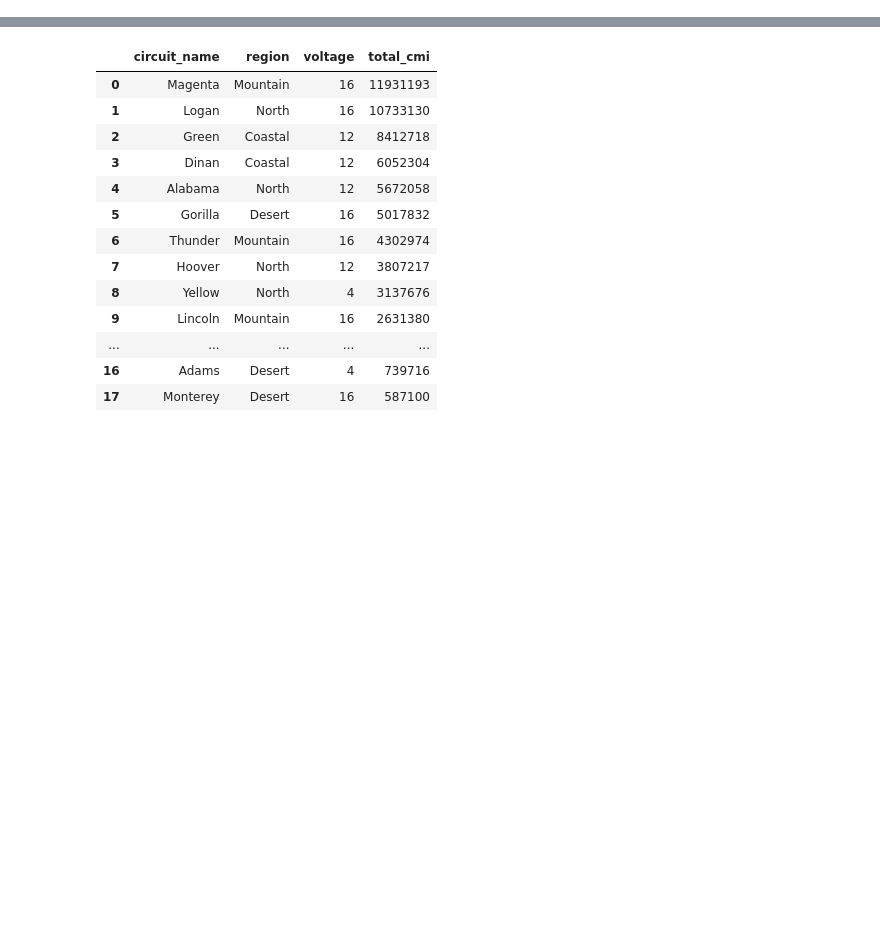
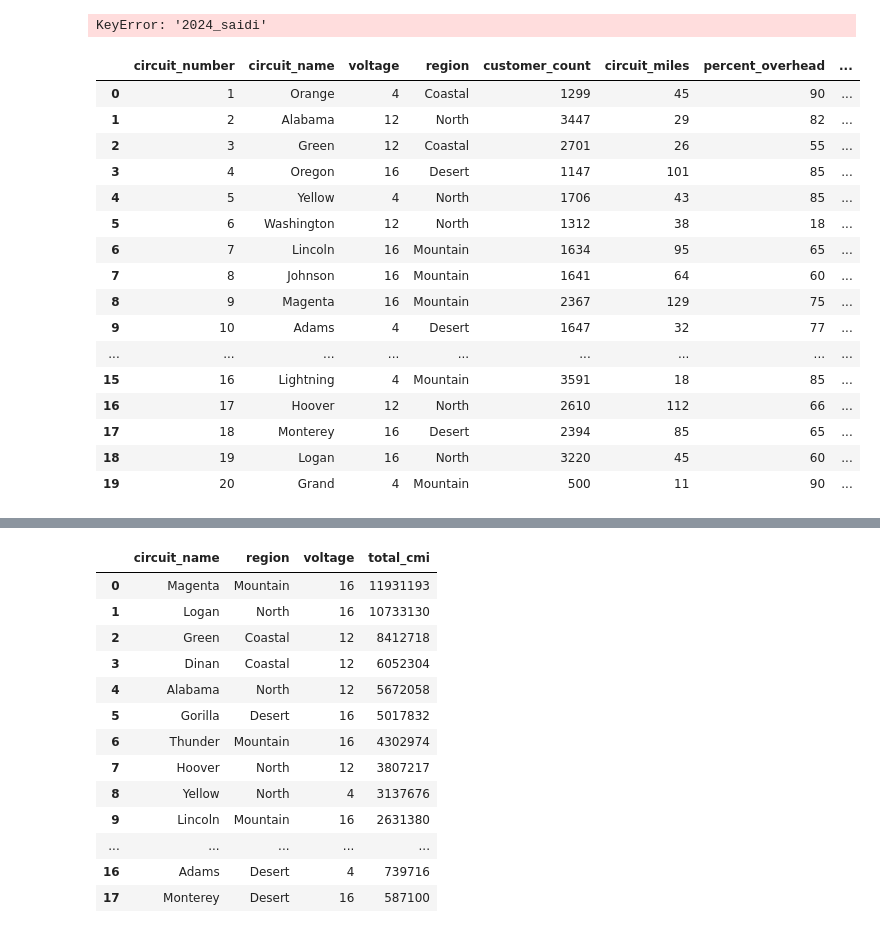
Before and after one commit to GerardoG2/ITC-2025, a Jupyter notebook: circuit-outage-analysis.ipynb, the cells around one changed output, grey strips where cells are left out. Saved outputs shown, nothing was run; the diff lists cells and outputs as text; code cells hidden in the pictures; blank space fills up the shorter version.

Commit message:
added 2024 saifi feature and season feature

```diff
--- a/circuit-outage-analysis.ipynb
+++ b/circuit-outage-analysis.ipynb
@@ -21,32 +33,60 @@ circuit_outage = circuit_outage.rename(columns = {'Circuit Number':'circuit_numb
 # %%
-# renaming circuit dataframe
-circuit = circuit.rename(columns={'Circuit Number':'circuit_number',
-                                  'Circuit Name':'circuit_name',
-                                  'KV':'voltage',
-                                  'Region':'region',
-                                  'Customer Count':'customer_count',
-                                  'Circuit Miles':'circuit_miles',
-                                  '% Overhead':'percent_overhead',
-                                  '% Underground':'percent_underground',
-                                  '2023 SAIDI':'avg_duration_per_customer_2023',
-                                  '2023 SAIFI':'outage_freq_per_365_days_2023'}) # column labels for circuit table
+
 
 # creating average duration per customer feature for 2024
-circuit_outage['avg_duration_per_customer_2024'] = circuit_outage['outage_duration']/circuit_outage['customers_affected']
+circuit_outage['2024_saidi_temporary'] = circuit_outage['outage_duration']/circuit_outage['customers_affected']
 
 avg_per_circuit = (
     circuit_outage
-    .groupby('circuit_name')['avg_duration_per_customer_2024']
+    .groupby('circuit_name')['2024_saidi_temporary']
     .mean()
-    .reset_index(name='avg_duration_per_customer_2024')
+    .reset_index(name='2024_saidi')
 )
 circuit = circuit.merge(avg_per_circuit, on='circuit_name', how='inner')
-# adding average duration per customer for 2024
+
+# # creating 2024 frequency feature
+
+circuit_frequency = (
+    df
+    .groupby('circuit_name')
+    .size()
+    .div(365)
+    .reset_index(name='2024_saifi')
+)
+circuit = circuit.merge(circuit_frequency, on='circuit_name', how='inner')
+circuit['2024_saidi'] = circuit['2024_saidi'].round(2)
+circuit['2024_saifi'] = circuit['2024_saifi'].round(3)
+
+#adding average duration per customer for 2024
 df = (
     circuit_outage
-    .drop(columns ='avg_duration_per_customer_2024')
+    .drop(columns ='2024_saidi_temporary')
     .merge(circuit.drop(columns = 'circuit_number'), on="circuit_name", how="inner")
 )
+
+df.head()
+# %% [output]
+KeyError: '2024_saidi'
+# %%
+circuit.head(20)
+# %% [output]
+|  | circuit_number | circuit_name | voltage | region | customer_count | circuit_miles | percent_overhead | ... |
+| 0 | 1 | Orange | 4 | Coastal | 1299 | 45 | 90 | ... |
+| 1 | 2 | Alabama | 12 | North | 3447 | 29 | 82 | ... |
+| 2 | 3 | Green | 12 | Coastal | 2701 | 26 | 55 | ... |
+| 3 | 4 | Oregon | 16 | Desert | 1147 | 101 | 85 | ... |
+| 4 | 5 | Yellow | 4 | North | 1706 | 43 | 85 | ... |
+| 5 | 6 | Washington | 12 | North | 1312 | 38 | 18 | ... |
+| 6 | 7 | Lincoln | 16 | Mountain | 1634 | 95 | 65 | ... |
+| 7 | 8 | Johnson | 16 | Mountain | 1641 | 64 | 60 | ... |
+| 8 | 9 | Magenta | 16 | Mountain | 2367 | 129 | 75 | ... |
+| 9 | 10 | Adams | 4 | Desert | 1647 | 32 | 77 | ... |
+| ... | ... | ... | ... | ... | ... | ... | ... | ... |
+| 15 | 16 | Lightning | 4 | Mountain | 3591 | 18 | 85 | ... |
+| 16 | 17 | Hoover | 12 | North | 2610 | 112 | 66 | ... |
+| 17 | 18 | Monterey | 16 | Desert | 2394 | 85 | 65 | ... |
+| 18 | 19 | Logan | 16 | North | 3220 | 45 | 60 | ... |
+| 19 | 20 | Grand | 4 | Mountain | 500 | 11 | 90 | ... |
 # %%
 # renaming outage cause
 outage_cause = outage_cause.rename(columns={'Outage Cause Code':'outage_cause_code',
```
Also changed, not shown: parts of 3 cells of this notebook.
